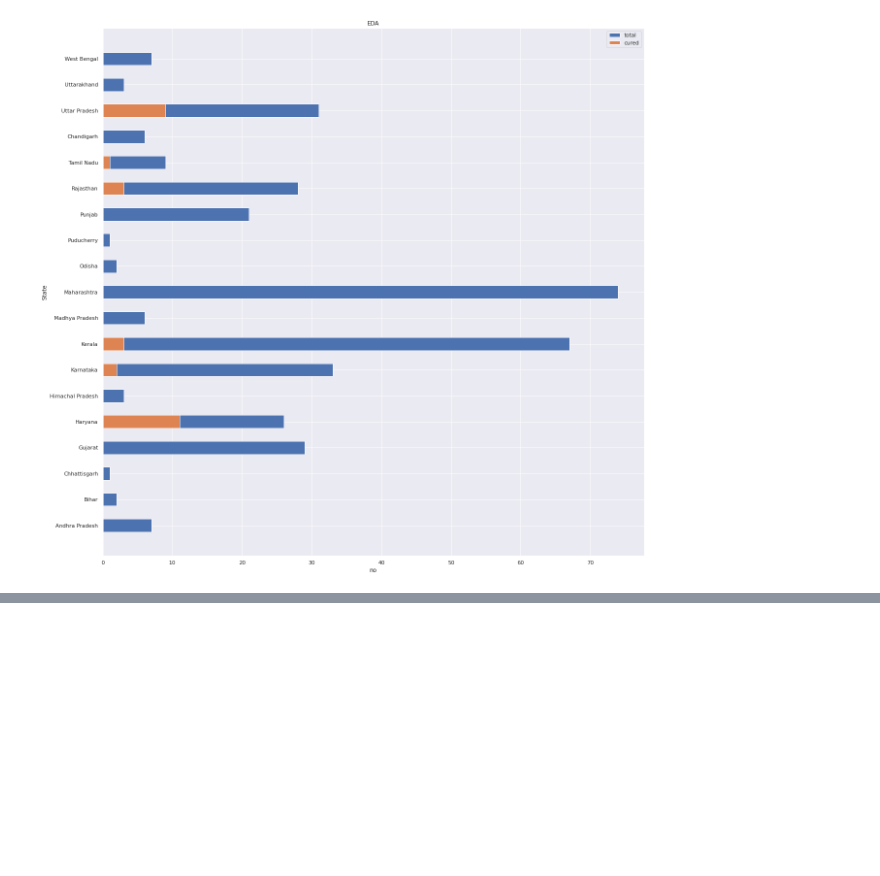
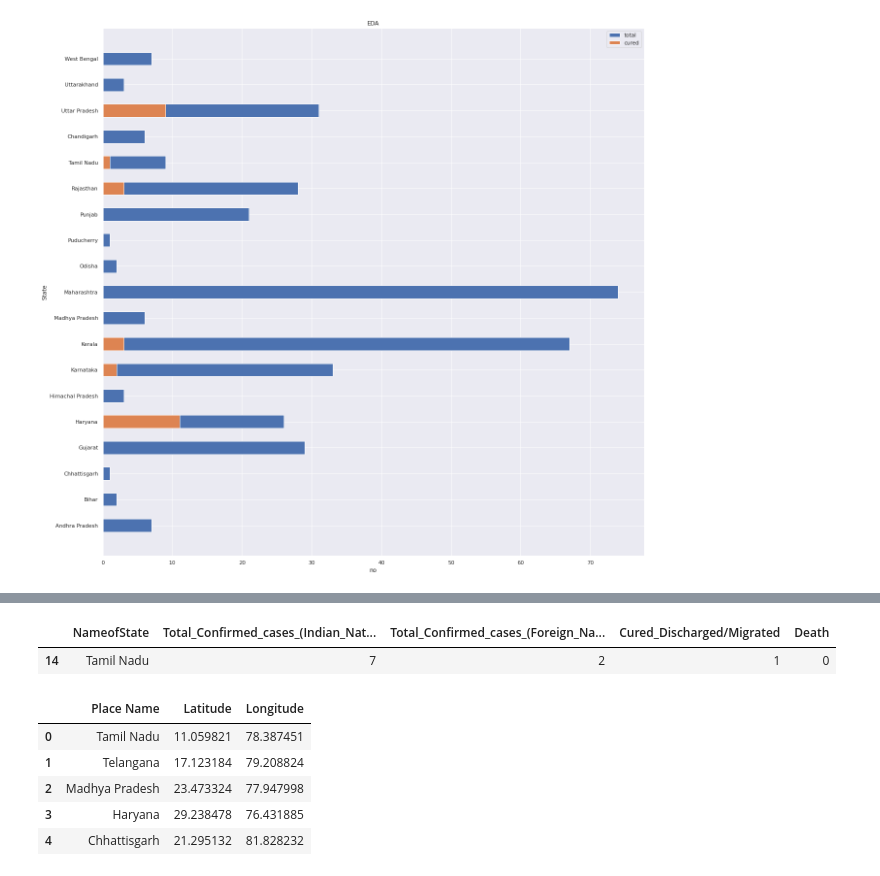
Before and after one commit to Govindskatyura/COVID_19_live_DATA, a Jupyter notebook: plotly.ipynb, the cells around one changed output, grey strips where cells are left out. Cells and saved outputs as stored; diff of their text form; code cells hidden in the pictures; blank space fills up the shorter version.

```diff
--- a/plotly.ipynb
+++ b/plotly.ipynb
@@ -161,0 +224,14 @@ Successfully installed pyproj-1.9.6
+# %%
+df[df["NameofState"] == "Tamil Nadu"]
+# %% [output]
+|  | NameofState | Total_Confirmed_cases_(Indian_Nat... | Total_Confirmed_cases_(Foreign_Na... | Cured_Discharged/Migrated | Death |
+| 14 | Tamil Nadu | 7 | 2 | 1 | 0 |
+# %%
+df2.head()
+# %% [output]
+|  | Place Name | Latitude | Longitude |
+| 0 | Tamil Nadu | 11.059821 | 78.387451 |
+| 1 | Telangana | 17.123184 | 79.208824 |
+| 2 | Madhya Pradesh | 23.473324 | 77.947998 |
+| 3 | Haryana | 29.238478 | 76.431885 |
+| 4 | Chhattisgarh | 21.295132 | 81.828232 |
```
Also changed, not shown: parts of 16 cells of this notebook.
